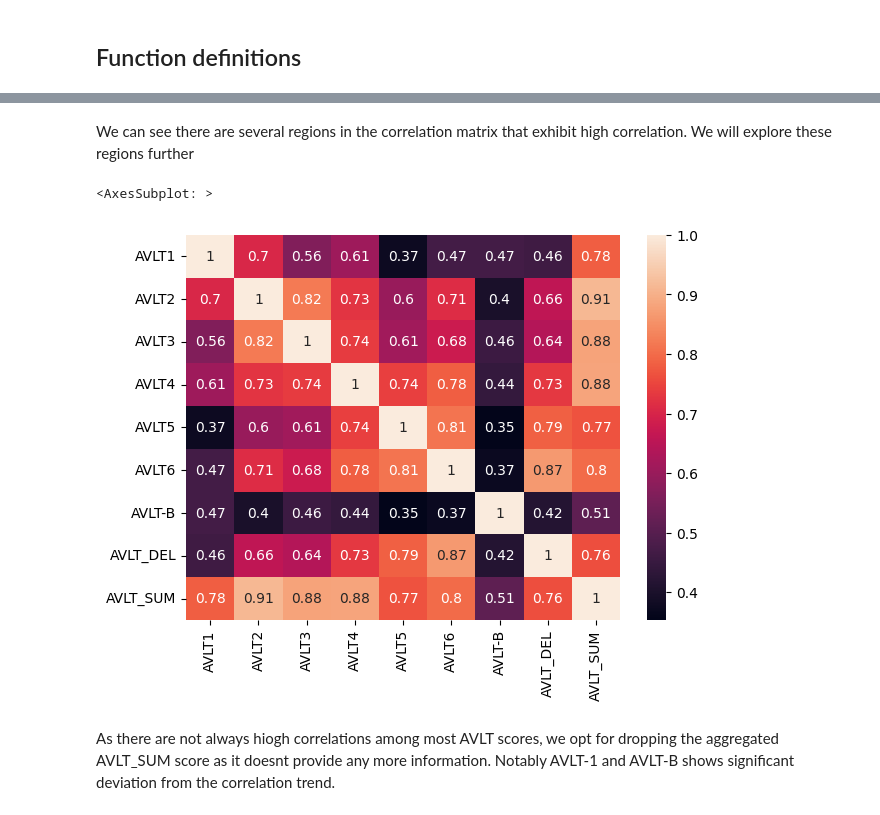
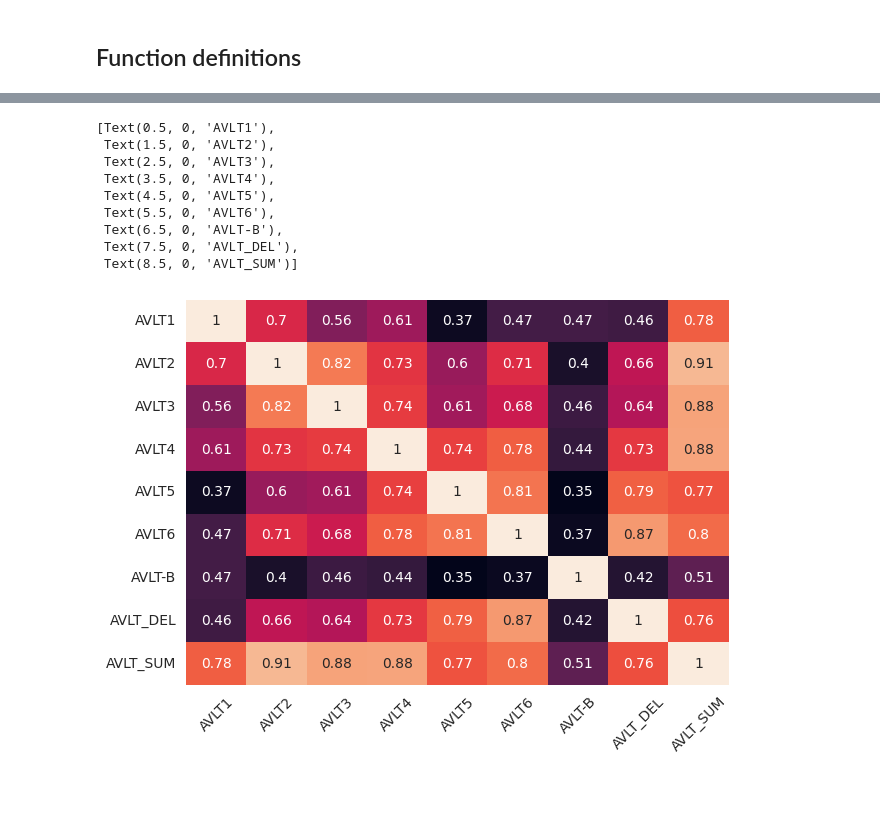
Before and after one commit to horychtom/hacking-adhd, a Jupyter notebook: adhd.ipynb, the cells around one changed output, grey strips where cells are left out. Cells and saved outputs as stored; diff of their text form; code cells hidden in the pictures.

```diff
--- a/adhd.ipynb
+++ b/adhd.ipynb
@@ -175,4 +169,4 @@ As many scores have their overall aggregated score (like _SUM, _TOT etc.) We opt
 # %%
-df = d.drop(columns=['diag','ROCFT_PLAN'])
+df_analysis = d.drop(columns=['diag','ROCFT_PLAN'])
 # %%
 fig, ax = plt.subplots(figsize=(10,8))
@@ -183,8 +177,15 @@ sns.heatmap(df.corr(method='pearson'),ax=ax)
-# %% [markdown]
-We can see there are several regions in the correlation matrix that exhibit high correlation. We will explore these regions further
 # %%
 fig, ax = plt.subplots(figsize=(7,5))
-sns.heatmap(df[['AVLT1','AVLT2','AVLT3','AVLT4','AVLT5','AVLT6','AVLT-B','AVLT_DEL','AVLT_SUM']].corr(method='pearson'),ax=ax,annot=True)
+sns.heatmap(df_analysis[['AVLT1','AVLT2','AVLT3','AVLT4','AVLT5','AVLT6','AVLT-B','AVLT_DEL','AVLT_SUM']].corr(method='pearson'),ax=ax,annot=True,cbar=False)
+ax.set_xticklabels(ax.get_xticklabels(),rotation=45)
 # %% [output]
-<AxesSubplot: >
+[Text(0.5, 0, 'AVLT1'),
+ Text(1.5, 0, 'AVLT2'),
+ Text(2.5, 0, 'AVLT3'),
+ Text(3.5, 0, 'AVLT4'),
+ Text(4.5, 0, 'AVLT5'),
+ Text(5.5, 0, 'AVLT6'),
+ Text(6.5, 0, 'AVLT-B'),
+ Text(7.5, 0, 'AVLT_DEL'),
+ Text(8.5, 0, 'AVLT_SUM')]
-[figure, old version]
+[figure, new version]
@@ -193,3 +192 @@ d = d.drop(columns=['AVLT_SUM'])
-# %% [markdown]
-As there are not always hiogh correlations among most AVLT scores, we opt for dropping the aggregated AVLT_SUM score as it doesnt provide any more information. Notably AVLT-1 and AVLT-B shows significant deviation from the correlation trend.
 # %%
```
Also changed, not shown: parts of 50 cells of this notebook.
